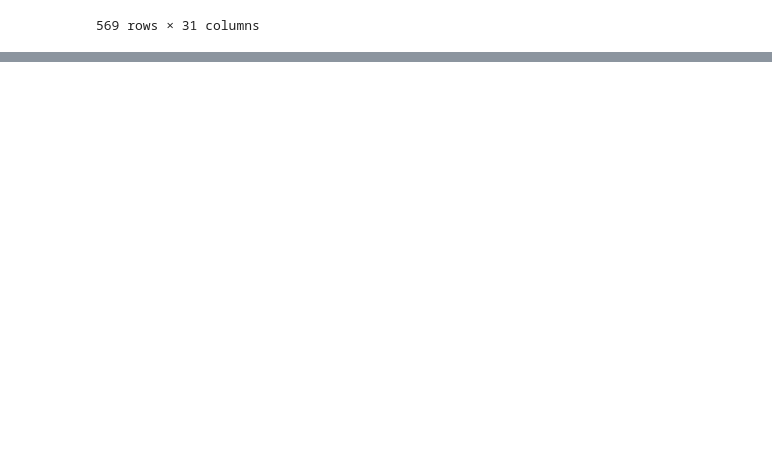
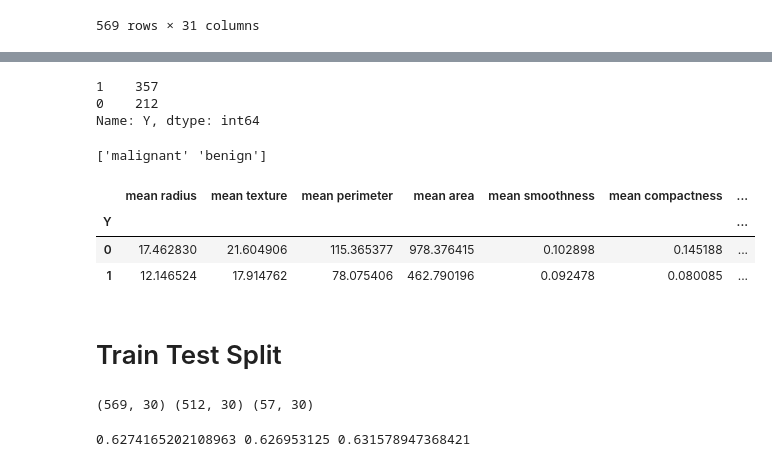
Before and after one commit to anirbrhm/Deep-Learning, a Jupyter notebook: Data_Preprocessing.ipynb, the cells around one changed output, grey strips where cells are left out. Drawn from its saved outputs; the diff is of its cells as text; code cells hidden in the pictures; blank space fills up the shorter version.

```diff
--- a/Data_Preprocessing.ipynb
+++ b/Data_Preprocessing.ipynb
@@ -91,3 +91,22 @@ X_Y.describe() # describing the data
 | 50% | 13.370000 | 18.840000 | 86.240000 | 551.100000 | 0.095870 | 0.092630 | ... |
 | 75% | 15.780000 | 21.800000 | 104.100000 | 782.700000 | 0.105300 | 0.130400 | ... |
 | max | 28.110000 | 39.280000 | 188.500000 | 2501.000000 | 0.163400 | 0.345400 | ... |
+# %%
+print(X_Y["Y"].value_counts())
+# %% [output]
+1    357
+0    212
+Name: Y, dtype: int64
+# %%
+print(sklearn.datasets.load_breast_cancer().target_names)
+# %% [output]
+['malignant' 'benign']
+# %%
+X_Y.groupby("Y").mean() # shows the values of the features less for 1 than for 0 on average.
+# %% [output]
+|  | mean radius | mean texture | mean perimeter | mean area | mean smoothness | mean compactness | ... |
+| Y |  |  |  |  |  |  | ... |
+| 0 | 17.462830 | 21.604906 | 115.365377 | 978.376415 | 0.102898 | 0.145188 | ... |
+| 1 | 12.146524 | 17.914762 | 78.075406 | 462.790196 | 0.092478 | 0.080085 | ... |
+# %% [markdown]
+# Train Test Split
@@ -93,0 +117,8 @@ X_Y.describe() # describing the data
+# %%
+print(X.shape,X_train.shape,X_test.shape)
+# %% [output]
+(569, 30) (512, 30) (57, 30)
+# %%
+print(Y.mean(),Y_train.mean(),Y_test.mean()) # stratify ensures that the means are near about equal
+# %% [output]
+0.6274165202108963 0.626953125 0.631578947368421
```
Also changed, not shown: parts of 8 cells of this notebook.
